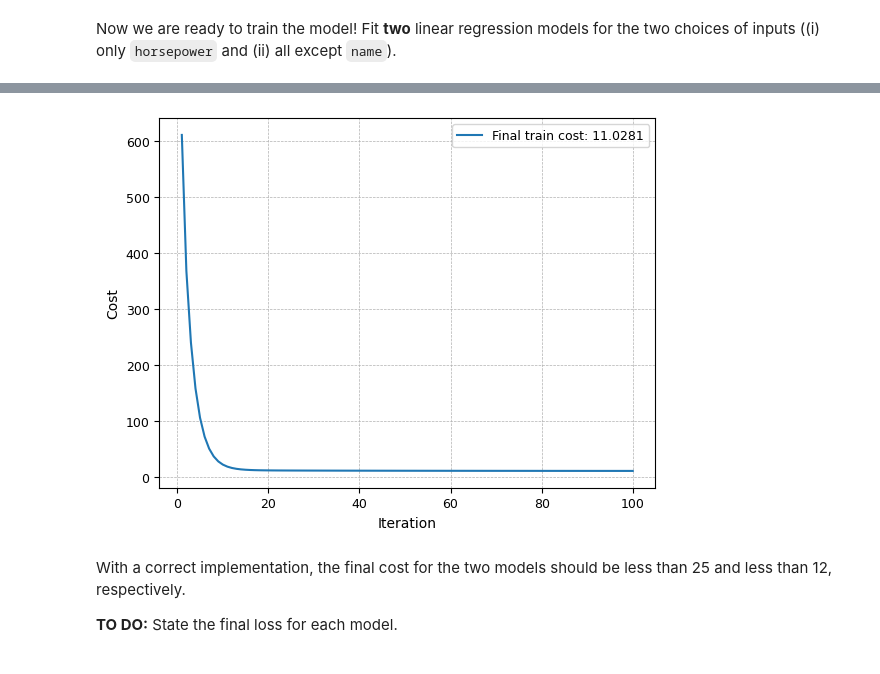
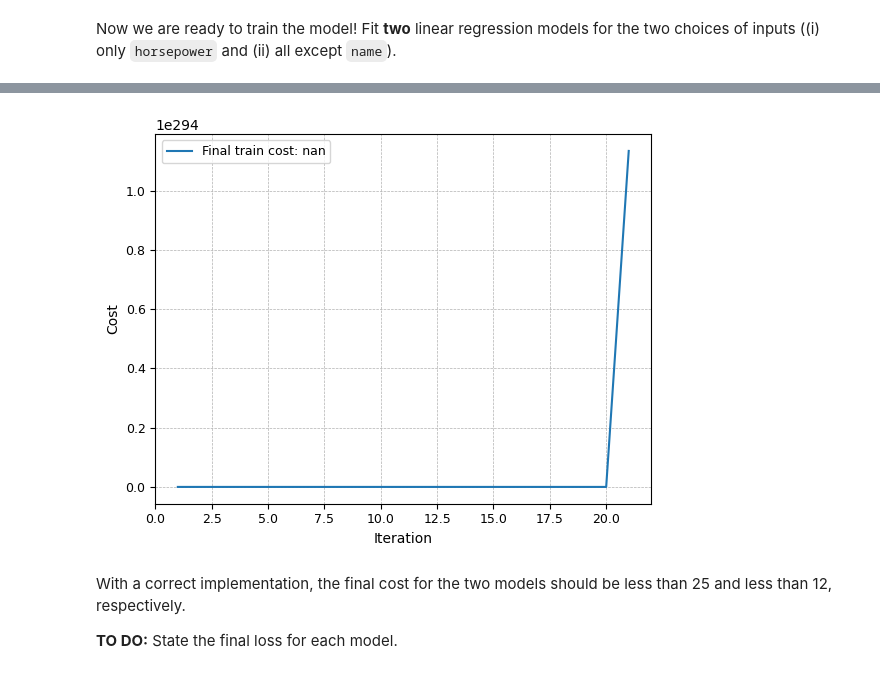
Before and after one commit to sk-chen3727/course_code, a Jupyter notebook: Lab1/Auto_linear_regression.ipynb, the cells around one changed output, grey strips where cells are left out. Cells and saved outputs as stored; diff of their text form; code cells hidden in the pictures.

```diff
--- a/Lab1/Auto_linear_regression.ipynb
+++ b/Lab1/Auto_linear_regression.ipynb
@@ -344,7 +344,8 @@ def abline(slope, intercept):
 For gradient descent to work properly it is important to normalze the data. This can be done, for example, by subtracting the mean and dividing with the standard deviation.
 # %%
 # Normalize the input data
-x_train_norm = (x_train - np.mean(x_train,axis=0))/np.std(x_train,axis=0)
+# x_train_norm = (x_train - np.mean(x_train,axis=0))/np.std(x_train,axis=0)
+x_train_norm = x_train
 # %% [markdown]
 Now we are ready to train the model! Fit **two** linear regression models for the two choices of inputs ((i) only `horsepower` and (ii) all except `name`).
 # %%
@@ -360,9 +361,9 @@ abline(weights[0,0], bias[0])
 # %%
 # Train the model with all features
-train_costs, weights, bias = train_model(x_train_norm,y_train,iterations=100,alpha=0.1)
+train_costs, weights, bias = train_model(x_train_norm,y_train,iterations=100,alpha=1)
 training_curve_plot(train_costs)
 # %% [output]
-[figure, old version]
+[figure, new version]
 # %% [markdown]
 With a correct implementation, the final cost for the two models should be less than 25 and less than 12, respectively.
 
```
Also changed, not shown: parts of 1 cell of this notebook.
